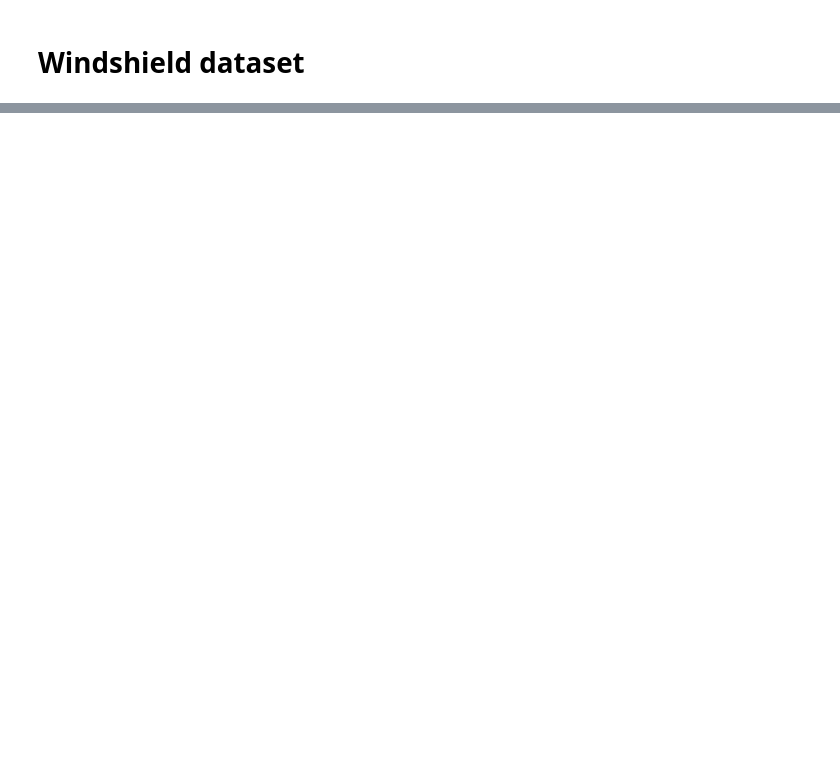
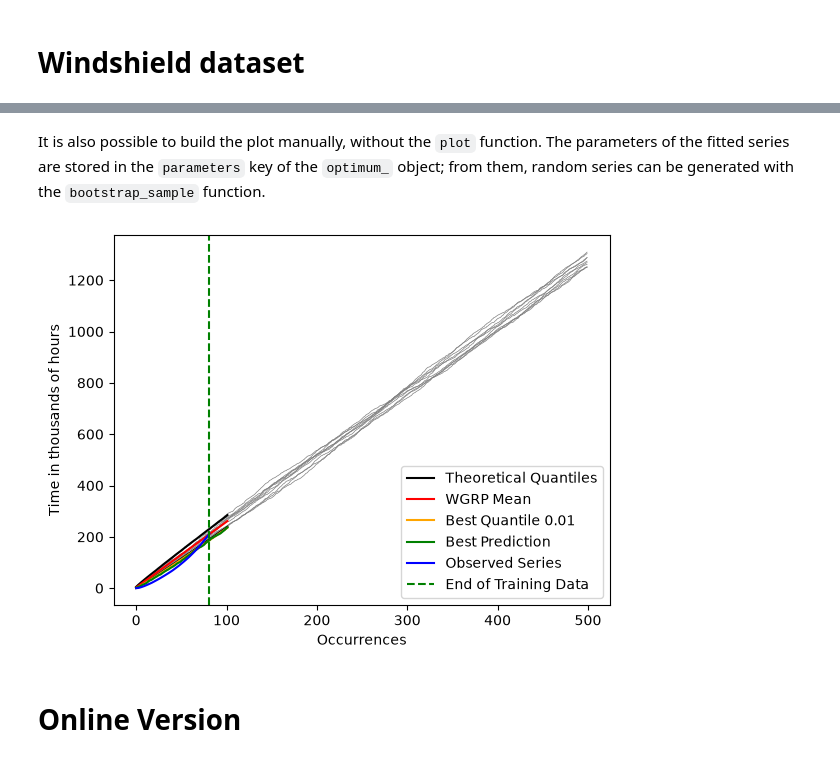
Before and after one commit to danttis/wgrp, a Jupyter notebook: Example_of_use.ipynb, the cells around one changed output, grey strips where cells are left out. Drawn from its saved outputs; the diff is of its cells as text; code cells hidden in the pictures; blank space fills up the shorter version.

```diff
--- a/Example_of_use.ipynb
+++ b/Example_of_use.ipynb
@@ -300,0 +104,9 @@ wgrp3.plot(n_random_series=50)
+# %%
+# Windshield failure data (unit: thousands of hours)
+windshield = pd.read_csv('data/windshield.csv')
+
+# The same failure times are used by both the batch and the online models
+failure_times = windshield['FailureTimes'].tolist()
+# %%
+# Start the WGRP model for the windshield dataset
+windshield_model = wgrp_model()
@@ -300,0 +115,10 @@ wgrp3.plot(n_random_series=50)
+# %%
+# The failure times are already interarrival times (TBEs): each failure
+# leads to the replacement of the windshield, so `cumulative` stays False
+t0 = time.time()
+windshield_model.fit(
+    data=failure_times,
+    optimizer='sa',
+)
+t_batch = time.time() - t0
+print(f'batch fit: {t_batch:.1f}s')
@@ -300,0 +165,2 @@ wgrp3.plot(n_random_series=50)
+# %% [markdown]
+It is also possible to build the plot manually, without the `plot` function. The parameters of the fitted series are stored in the `parameters` key of the `optimum_` object; from them, random series can be generated with the `bootstrap_sample` function.
@@ -300,0 +188,57 @@ wgrp3.plot(n_random_series=50)
+# %%
+# Accumulated observed series
+real_series = accumulate_values(windshield_model.TBEs_)
+
+# Best predicted quantile
+best_quantile = windshield_model.predictions['best_quantile']
+
+# Forecast table produced by `predict`
+forecast_table = windshield_model.predictions['dataframe']
+
+fig, ax = plt.subplots()
+
+# Each random bootstrap series, in thin gray lines
+for i in range(random_series.shape[0]):
+    ax.plot(
+        accumulate_values(random_series[i, :]),
+        color='gray',
+        linewidth=0.5,
+    )
+
+# Theoretical quantiles (2.5% and 97.5%), in black
+ax.plot(forecast_table['Quantile_97.5'], color='black', label='Theoretical Quantiles')
+ax.plot(forecast_table['Quantile_2.5'], color='black')
+
+# Predicted mean of the WGRP model, in red
+ax.plot(forecast_table['Mean'], color='red', label='WGRP Mean')
+
+# Best quantile, in orange
+ax.plot(
+    forecast_table['newQuantile'],
+    color='orange',
+    label=f'Best Quantile {best_quantile}',
+)
+
+# Best prediction, in green
+ax.plot(forecast_table['best_prediction'], color='green', label='Best Prediction')
+
+# Observed series, in blue
+ax.plot(real_series, color='blue', label='Observed Series')
+
+# Mark the end of the training data with a dashed vertical line
+ax.axvline(
+    x=len(real_series) - 1,
+    color='green',
+    linestyle='--',
+    label='End of Training Data',
+)
+
+ax.legend()
+ax.set_xlabel('Occurrences')
+ax.set_ylabel('Time in thousands of hours')
+
+plt.show()
+# %% [output]
+[figure, added]
+# %% [markdown]
+# Online Version
```
Also changed, not shown: parts of 47 cells of this notebook.
